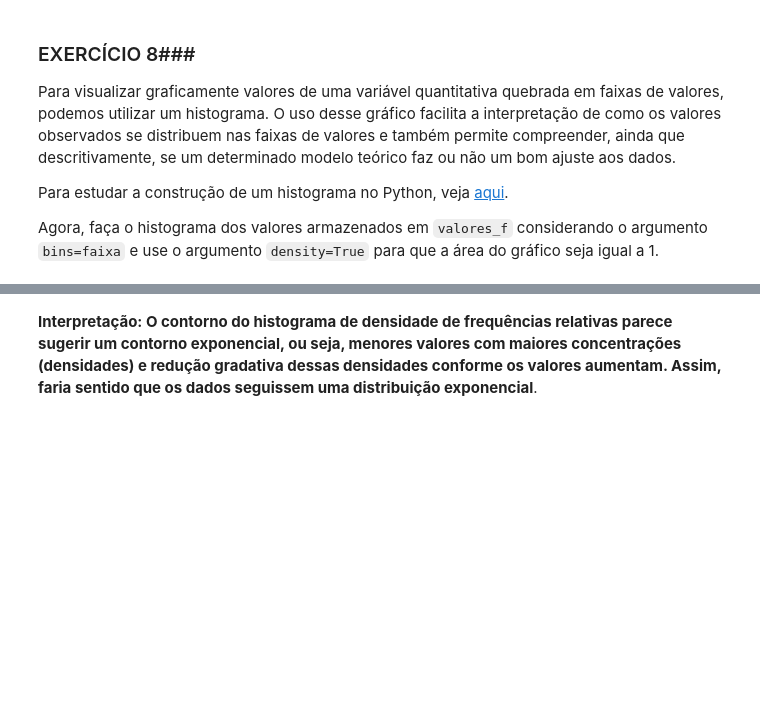
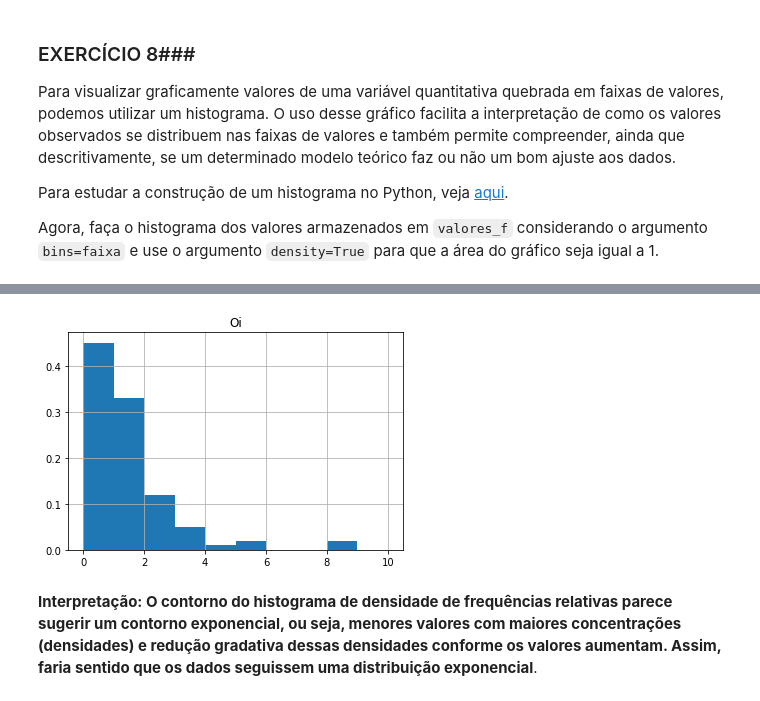
Before and after one commit to CarolMagario/CD22-2, a Jupyter notebook: aula16/Aula 16_Atividade_Exponencial.ipynb, the cells around one changed output, grey strips where cells are left out. Saved outputs shown, nothing was run; the diff lists cells and outputs as text; code cells hidden in the pictures; blank space fills up the shorter version.

```diff
--- a/aula16/Aula 16_Atividade_Exponencial.ipynb
+++ b/aula16/Aula 16_Atividade_Exponencial.ipynb
@@ -377,3 +435,10 @@ Agora, faça o histograma dos valores armazenados em `valores_f` considerando o
+# %%
+valores_f.hist(bins=faixa,density=True)
+plt.title('Oi')
+
+plt.show()
+# %% [output]
+[figure, added]
 # %% [markdown]
 **Interpretação: O contorno do histograma de densidade de frequências relativas parece sugerir um contorno exponencial, ou seja, menores valores com maiores concentrações (densidades) e redução gradativa dessas densidades conforme os valores aumentam. Assim, faria sentido que os dados seguissem uma distribuição exponencial**.
 # %% [markdown]
```
Also changed, not shown: parts of 16 cells of this notebook, 1 other file.
